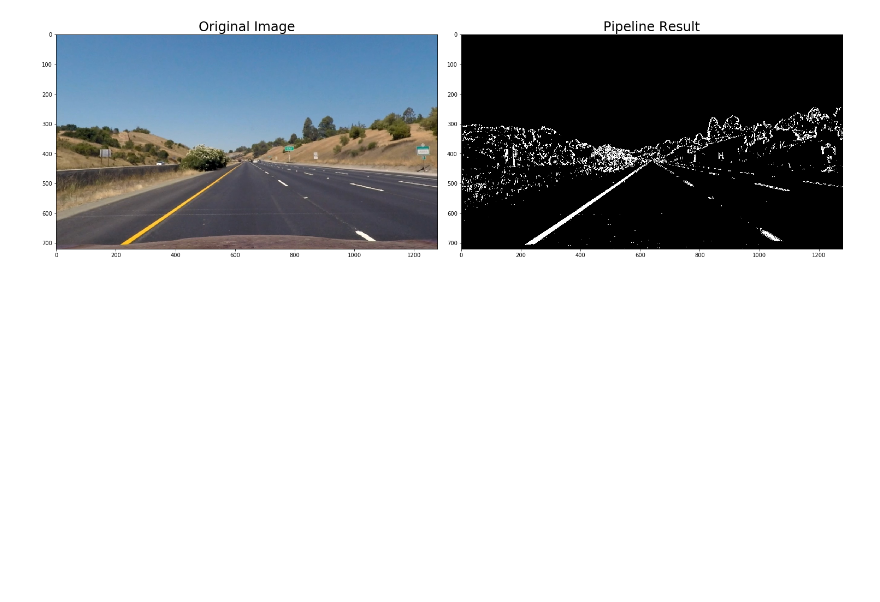
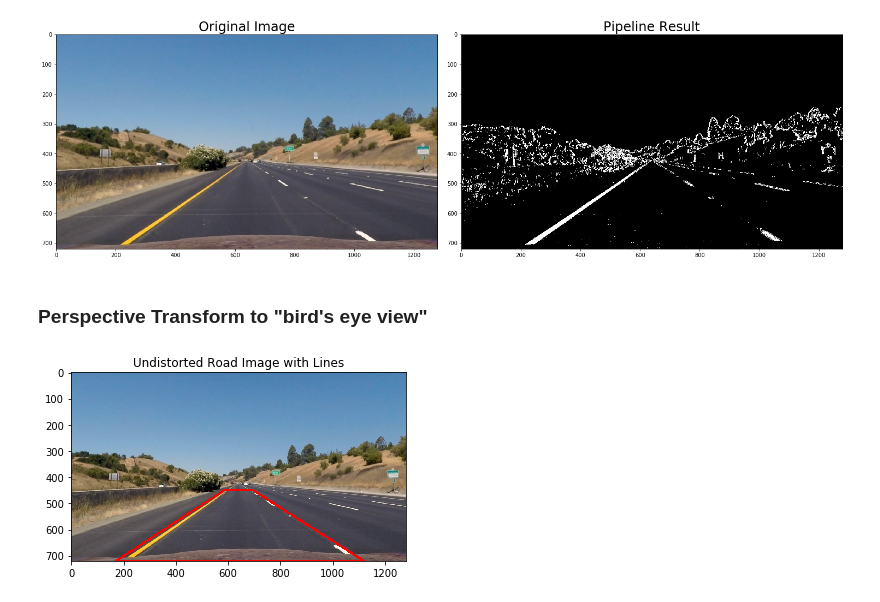
Before and after one commit to josephRog/CarND-Advanced-Lane-Lines, a Jupyter notebook: adv_lane_finding.ipynb, the cells around one changed output. Cells and saved outputs as stored; diff of their text form; code cells hidden in the pictures; blank space fills up the shorter version.

```diff
--- a/adv_lane_finding.ipynb
+++ b/adv_lane_finding.ipynb
@@ -171,0 +170,31 @@ plt.show()
+# %% [markdown]
+### Perspective Transform to "bird's eye view"
+# %%
+lined_image = np.copy(image)
+lined_image = cv2.cvtColor(lined_image, cv2.COLOR_BGR2RGB)
+
+# Draw the source points
+
+# Source region attributes
+bottom_left   = (170, 720)
+top_left      = (585, 450)
+top_right     = (695, 450)
+bottom_right  = (1120, 720)
+lineThickness = 7
+line_color    = (255, 0, 0)
+
+# Left line
+cv2.line(lined_image, bottom_left, top_left, line_color, lineThickness)
+# Right line
+cv2.line(lined_image, bottom_right, top_right, line_color, lineThickness)
+# Bottom line
+cv2.line(lined_image, bottom_left, bottom_right, line_color, lineThickness)
+# Top line
+cv2.line(lined_image, top_left, top_right, line_color, lineThickness)
+
+
+plt.imshow(lined_image, cmap='gray')
+plt.title("Undistorted Road Image with Lines")
+plt.show()
+# %% [output]
+[figure, added]
```
Also changed, not shown: parts of 1 cell of this notebook.
